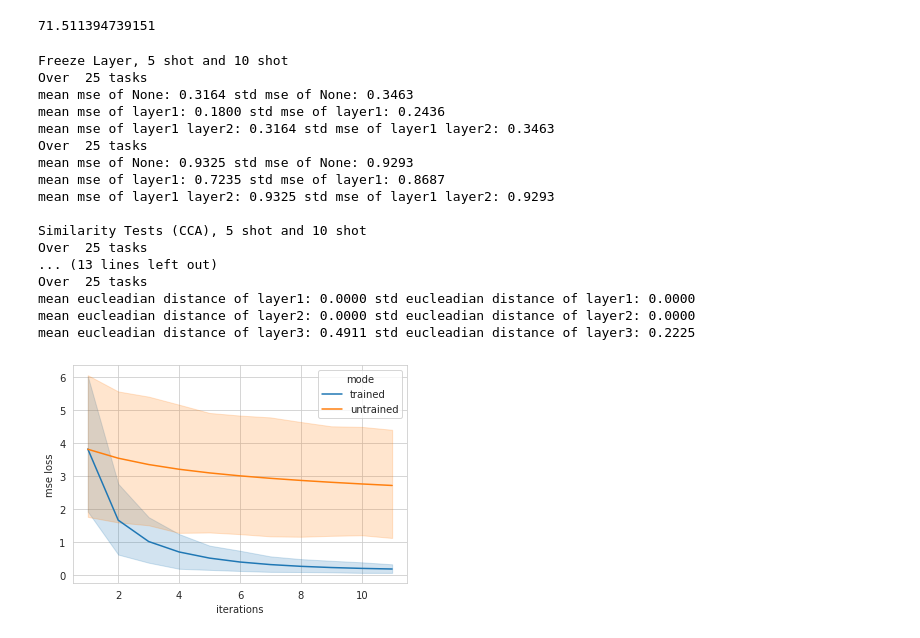
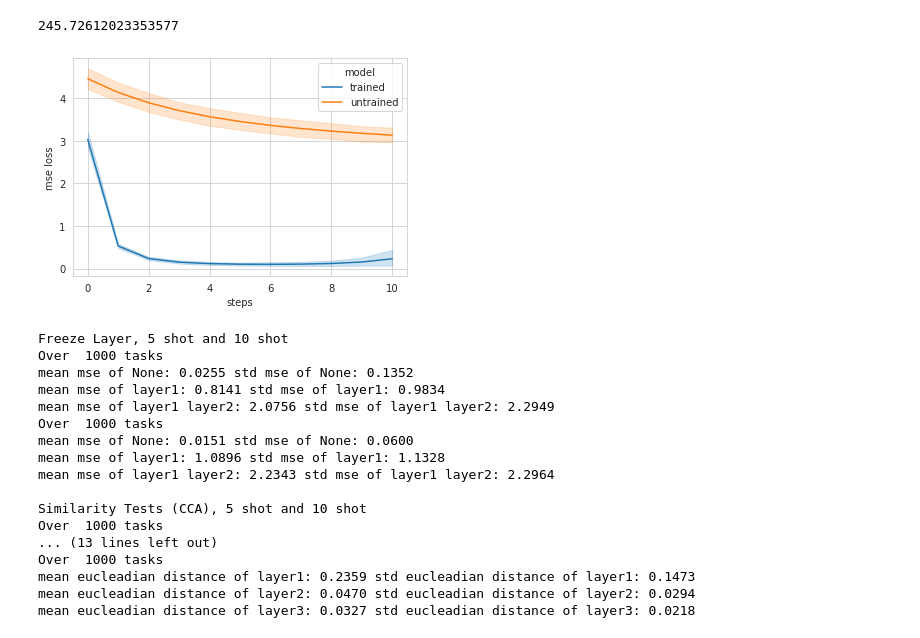
Before and after one commit to BaseKernel/aml-project-2020, a Jupyter notebook: meta_learning.ipynb, the cells around one changed output. Saved outputs shown, nothing was run; the diff lists cells and outputs as text; code cells hidden in the pictures.

```diff
--- a/meta_learning.ipynb
+++ b/meta_learning.ipynb
@@ -56,14 +56,14 @@ def plot_tuning(learner_l, config, num_tasks):
             blank.append(learner_u.fine_tune(task, shots=10, gradient_steps=it-1))
 
 
-    s_x = pd.Series(['trained' for i in range(nr*it)], name = 'mode')
-    s_y = pd.Series(['untrained' for i in range(nr*it)], name = 'mode')
+    s_x = pd.Series(['trained' for i in range(nr*it)], name = 'model')
+    s_y = pd.Series(['untrained' for i in range(nr*it)], name = 'model')
 
-    st1 = pd.DataFrame(np.array([(k+1) for k,i in itertools.product(range(it),range(nr))]),columns=['steps'])
+    st1 = pd.DataFrame(np.array([(k) for k,i in itertools.product(range(it),range(nr))]),columns=['steps'])
     st2 = pd.DataFrame(np.array([i for k,i in itertools.product(range(it),range(nr))]),columns=['tasks'])
     st3 = pd.DataFrame(np.array(learn).T.reshape(nr*it,1),columns=['mse loss'])
 
-    su1 = pd.DataFrame(np.array([(k+1) for k,i in itertools.product(range(it),range(nr))]),columns=['steps'])
+    su1 = pd.DataFrame(np.array([(k) for k,i in itertools.product(range(it),range(nr))]),columns=['steps'])
     su2 = pd.DataFrame(np.array([i for k,i in itertools.product(range(it),range(nr))]),columns=['tasks'])
     su3 = pd.DataFrame(np.array(blank).T.reshape(nr*it,1),columns=['mse loss'])
 
@@ -72,7 +72,7 @@ def plot_tuning(learner_l, config, num_tasks):
 
     res = pd.concat([t_nice, u_nice], axis=0)
     sns.set_style("whitegrid")
-    sns.lineplot(data=res, x="steps", y="mse loss", hue="mode")
+    sns.lineplot(data=res, x="steps", y="mse loss", hue="model")
     return res
 # %%
 class SineTask:
@@ -97,7 +97,7 @@ class SineTask:
         return torch.Tensor(x), torch.Tensor(y)
 
 
-    def test_data(self, n=50):
+    def test_data(self, n=10):
         x = np.linspace(-5, 5, num=n).reshape(n,1)
         y = self.sin(x)
         return torch.Tensor(x), torch.Tensor(y)
@@ -355,7 +355,7 @@ class MetaLearner:
 # %%
 start = time.time()
 
-epochs=5000 # even
+epochs=20000
 num_tasks=10
 num_grad_steps=1
 meta_lr=1e-3
@@ -370,53 +370,54 @@ hist = maml_learner.train(epochs, num_tasks, num_grad_steps, meta_lr, step_lr, f
 end = time.time()
 print(end - start)
 # %% [output]
-71.511394739151
+245.72612023353577
 # %%
-num_tasks_e = 100
+num_tasks_e = 1000
 res = plot_tuning(maml_learner, config, num_tasks_e)
+# %% [output]
+[figure, added]
 # %%
 
 print('Freeze Layer, 5 shot and 10 shot')
 # Freeze Layer Tests,  (Table: fixme)
 # -----------------------------------
 # 5 shots:
-maml_learner.exp_freeze_layers(shots=5, num_tasks=num_tasks)
+maml_learner.exp_freeze_layers(shots=5, num_tasks=num_tasks_e)
 # 10 shots:
-maml_learner.exp_freeze_layers(shots=10, num_tasks=num_tasks)
+maml_learner.exp_freeze_layers(shots=10, num_tasks=num_tasks_e)
 
 print(' ')
 print('Similarity Tests (CCA), 5 shot and 10 shot')
 # Similarity Tests (CCA), (Table: fixme)
 # -----------------------------------
 # 5 shots
-maml_learner.exp_similarity_CCA(shots=5, num_tasks=num_tasks)
+maml_learner.exp_similarity_CCA(shots=5, num_tasks=num_tasks_e)
 # 10 shots
-maml_learner.exp_similarity_CCA(shots=10, num_tasks=num_tasks)
+maml_learner.exp_similarity_CCA(shots=10, num_tasks=num_tasks_e)
 
 print(' ')
 print('Eucleadian Distance Weights, 5 shot and 10 shot')
 # Eucleadian Distance Weights, (Table: fixme)
 # -----------------------------------
 # 5 shots
-maml_learner.exp_weight_distance(shots=5, num_tasks=num_tasks)
+maml_learner.exp_weight_distance(shots=5, num_tasks=num_tasks_e)
 # 10 shots
-maml_learner.exp_weight_distance(shots=10, num_tasks=num_tasks)
+maml_learner.exp_weight_distance(shots=10, num_tasks=num_tasks_e)
 # %% [output]
 Freeze Layer, 5 shot and 10 shot
-Over  25 tasks
-mean mse of None: 0.3164 std mse of None: 0.3463
-mean mse of layer1: 0.1800 std mse of layer1: 0.2436
-mean mse of layer1 layer2: 0.3164 std mse of layer1 layer2: 0.3463
-Over  25 tasks
-mean mse of None: 0.9325 std mse of None: 0.9293
-mean mse of layer1: 0.7235 std mse of layer1: 0.8687
-mean mse of layer1 layer2: 0.9325 std mse of layer1 layer2: 0.9293
+Over  1000 tasks
+mean mse of None: 0.0255 std mse of None: 0.1352
+mean mse of layer1: 0.8141 std mse of layer1: 0.9834
+mean mse of layer1 layer2: 2.0756 std mse of layer1 layer2: 2.2949
+Over  1000 tasks
+mean mse of None: 0.0151 std mse of None: 0.0600
+mean mse of layer1: 1.0896 std mse of layer1: 1.1328
+mean mse of layer1 layer2: 2.2343 std mse of layer1 layer2: 2.2964
 
 Similarity Tests (CCA), 5 shot and 10 shot
-Over  25 tasks
+Over  1000 tasks
 ... (13 lines left out)
-Over  25 tasks
-mean eucleadian distance of layer1: 0.0000 std eucleadian distance of layer1: 0.0000
-mean eucleadian distance of layer2: 0.0000 std eucleadian distance of layer2: 0.0000
-mean eucleadian distance of layer3: 0.4911 std eucleadian distance of layer3: 0.2225
+Over  1000 tasks
+mean eucleadian distance of layer1: 0.2359 std eucleadian distance of layer1: 0.1473
+mean eucleadian distance of layer2: 0.0470 std eucleadian distance of layer2: 0.0294
+mean eucleadian distance of layer3: 0.0327 std eucleadian distance of layer3: 0.0218
-[figure, removed]
```
